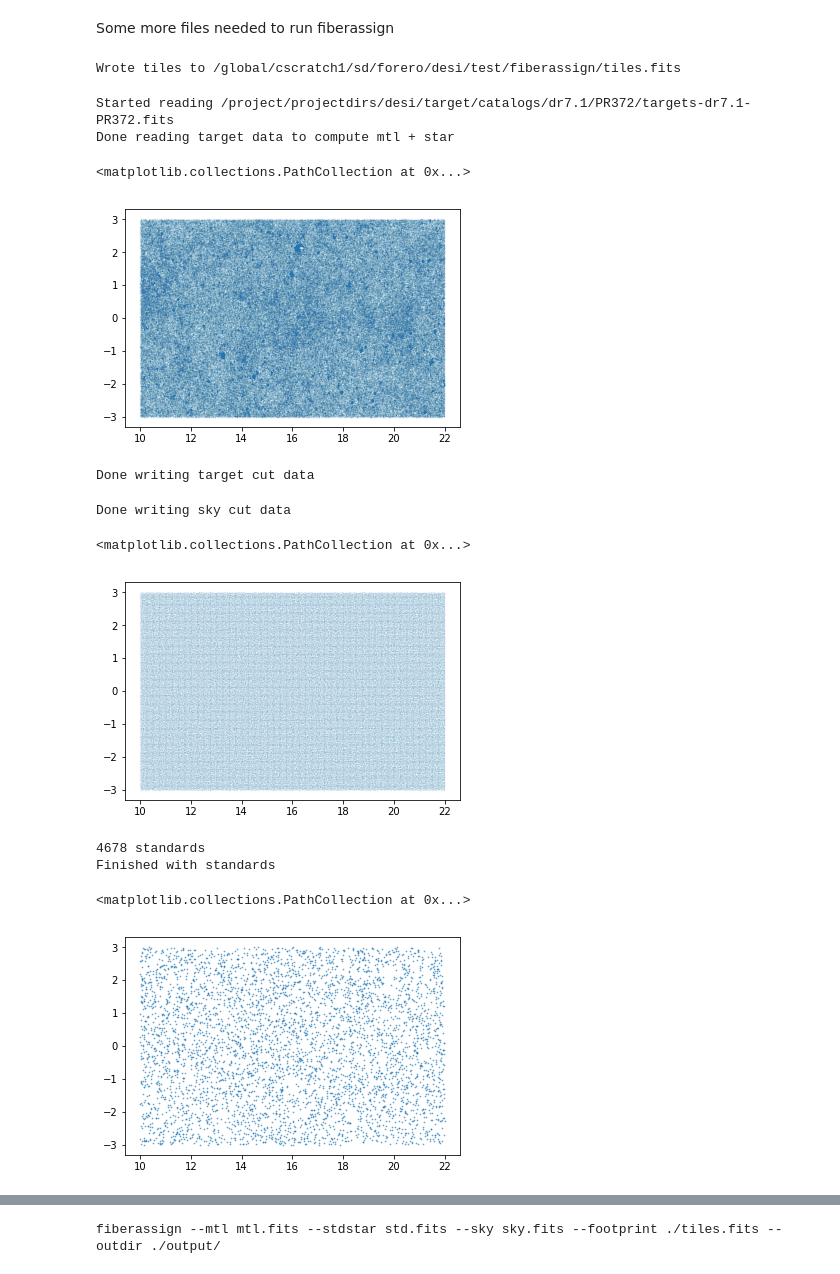
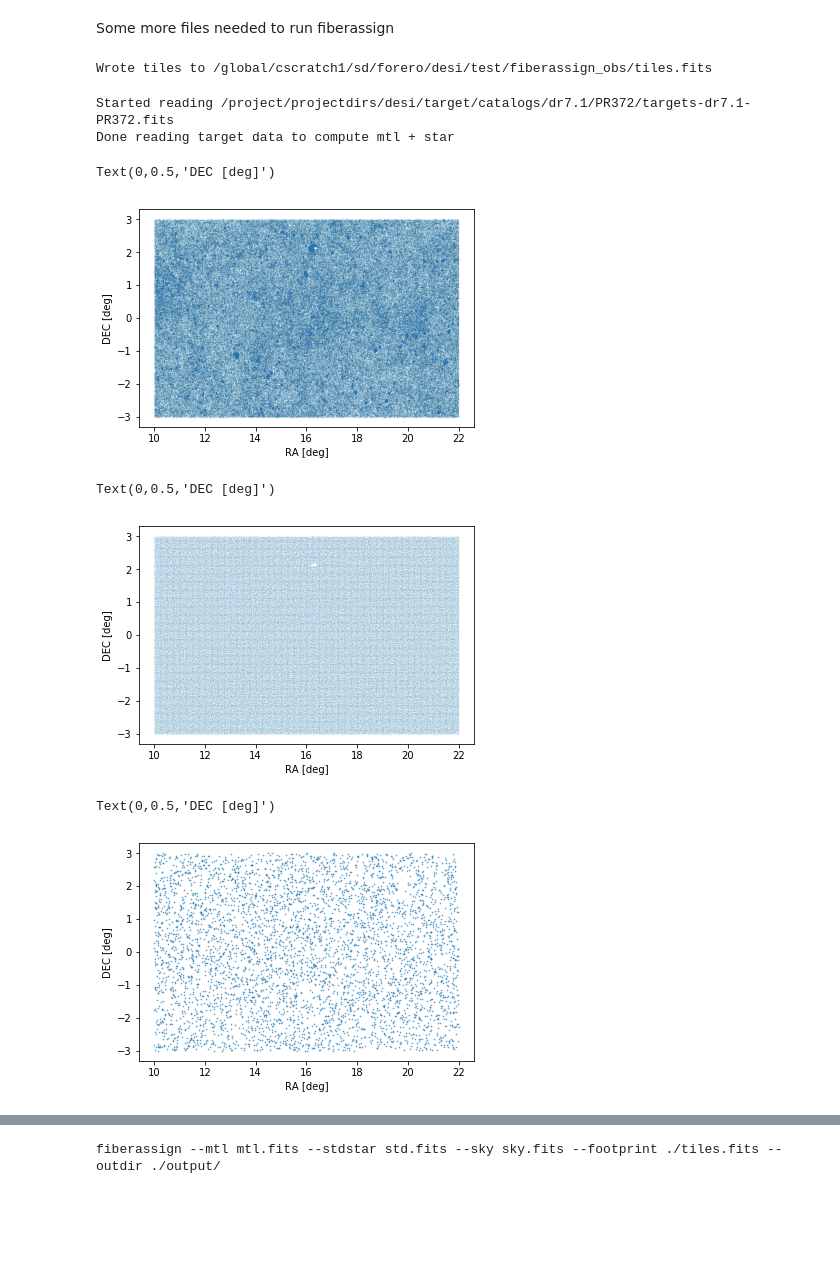
Before and after one commit to forero/fiberassign_explore, a Jupyter notebook: observational_targets.ipynb, the cells around one changed output, grey strips where cells are left out. Drawn from its saved outputs; the diff is of its cells as text; code cells hidden in the pictures; blank space fills up the shorter version.

Commit message:
observational targets

```diff
--- a/observational_targets.ipynb
+++ b/observational_targets.ipynb
@@ -15,5 +32,5 @@ import matplotlib.pyplot as plt
 # %%
-workdir = os.getenv('SCRATCH') + '/desi/test/fiberassign'
+workdir = os.getenv('SCRATCH') + '/desi/test/fiberassign_obs'
 os.makedirs(workdir, exist_ok=True)
 os.chdir(workdir)
 outdir = workdir + '/output'
@@ -55,10 +72,10 @@ else:
 
 print("Wrote tiles to {}".format(tilefile))
 # %% [output]
-Wrote tiles to /global/cscratch1/sd/forero/desi/test/fiberassign/tiles.fits
+Wrote tiles to /global/cscratch1/sd/forero/desi/test/fiberassign_obs/tiles.fits
 # %%
 # target selection
-if (not os.path.exists(mtlfile)) or (not os.path.exists(starfile) or (not os.path.exists(truthfile)) or (not os.path.exists(targetcutfile))):
+if (not os.path.exists(mtlfile)) or (not os.path.exists(starfile) or (not os.path.exists(targetcutfile))):
     print('Started reading {}'.format(targetfile))
     targetdata = fitsio.read(targetfile, 'TARGETS')
     ii = (targetdata['RA']>10) &  (targetdata['RA']<22) & (targetdata['DEC']<3) & (targetdata['DEC']>-3)
@@ -69,32 +86,34 @@ Started reading /project/projectdirs/desi/target/catalogs/dr7.1/PR372/targets-dr
 Done reading target data to compute mtl + star
 # %%
 plt.scatter(targetdata['RA'], targetdata['DEC'],s=0.1, alpha=0.1)
+plt.xlabel('RA [deg]')
+plt.ylabel('DEC [deg]')
 # %% [output]
-<matplotlib.collections.PathCollection at 0x...>
+Text(0,0.5,'DEC [deg]')
-[figure, old version]
+[figure, new version]
 # %%
-# compute targetcut file
+# write down the targets to disk
 
 if (not os.path.exists(targetcutfile)):
     Table(targetdata).write(targetcutfile, overwrite=True)
     print('Done writing target cut data')
-# %% [output]
-Done writing target cut data
 # %%
-# compute skycut file
+# compute sky file
 if (not os.path.exists(skycutfile)):
     skydata = fitsio.read(skyfile)
     ii = (skydata['RA']>10) &  (skydata['RA']<22) & (skydata['DEC']<3) & (skydata['DEC']>-3)
-    skydata = skydata[ii]
+    jj = (skydata['DESI_TARGET'] & desi_mask.SKY)!=0
+    skydata = skydata[ii&jj]
     Table(skydata).write(skycutfile, overwrite=True)
     print('Done writing sky cut data')
+skydata = Table.read(skycutfile)
-# %% [output]
-Done writing sky cut data
 # %%
 plt.scatter(skydata['RA'], skydata['DEC'],s=0.1, alpha=0.1)
+plt.xlabel('RA [deg]')
+plt.ylabel('DEC [deg]')
 # %% [output]
-<matplotlib.collections.PathCollection at 0x...>
+Text(0,0.5,'DEC [deg]')
-[figure, old version]
+[figure, new version]
 # %%
 #standards
 if not os.path.exists(starfile):
@@ -121,14 +140,14 @@ if not os.path.exists(starfile):
     fitsio.write(starfile, stardata, extname='STD')
     print('{} standards'.format(np.count_nonzero(stardata)))
     print('Finished with standards')
+stardata = Table.read(starfile)
-# %% [output]
-4678 standards
-Finished with standards
 # %%
 plt.scatter(stardata['RA'], stardata['DEC'],s=0.5, alpha=0.6)
+plt.xlabel('RA [deg]')
+plt.ylabel('DEC [deg]')
 # %% [output]
-<matplotlib.collections.PathCollection at 0x...>
+Text(0,0.5,'DEC [deg]')
-[figure, old version]
+[figure, new version]
 # %%
 #compute MTL
 if not os.path.exists(mtlfile):
```
Also changed, not shown: parts of 7 cells of this notebook.
